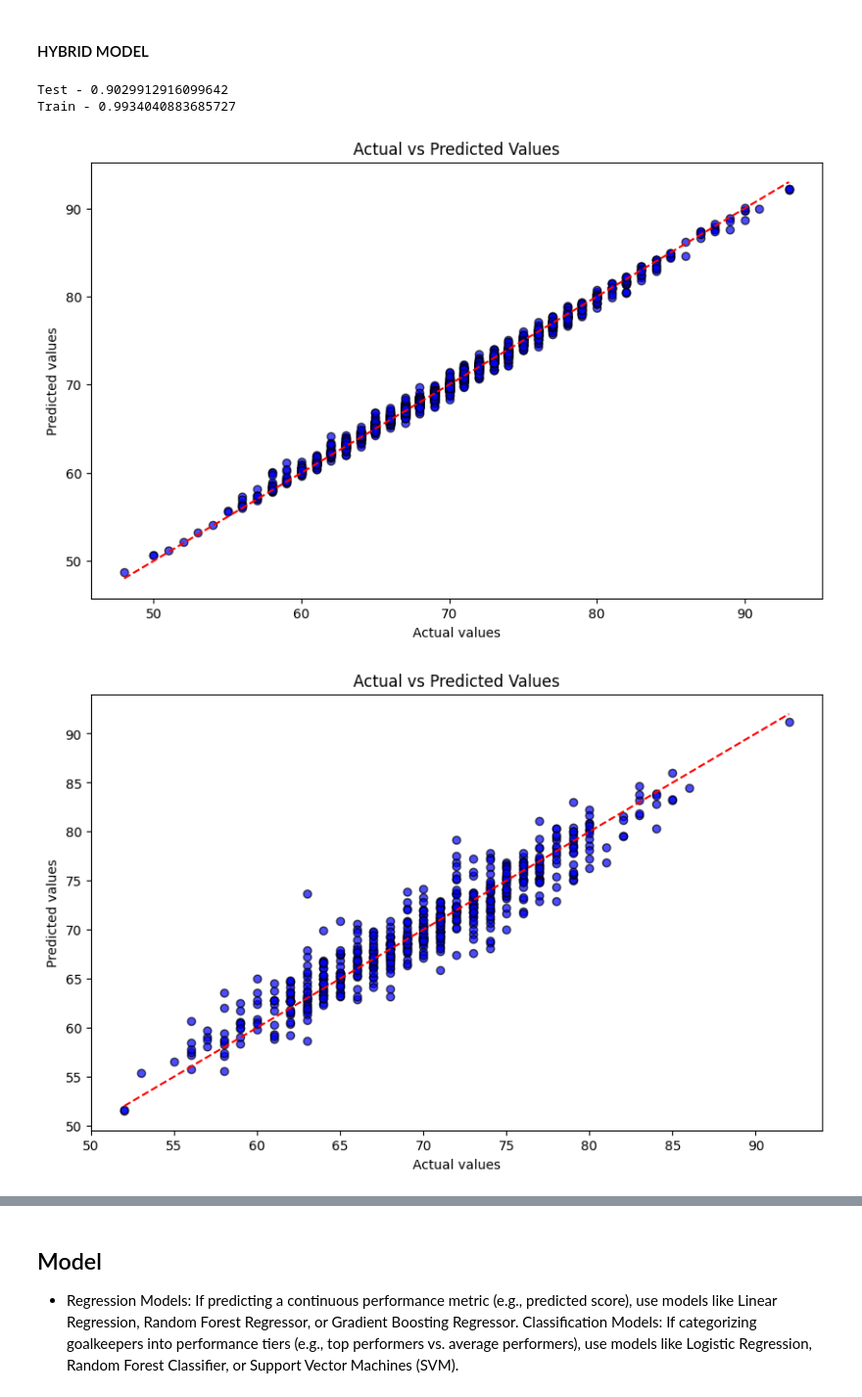
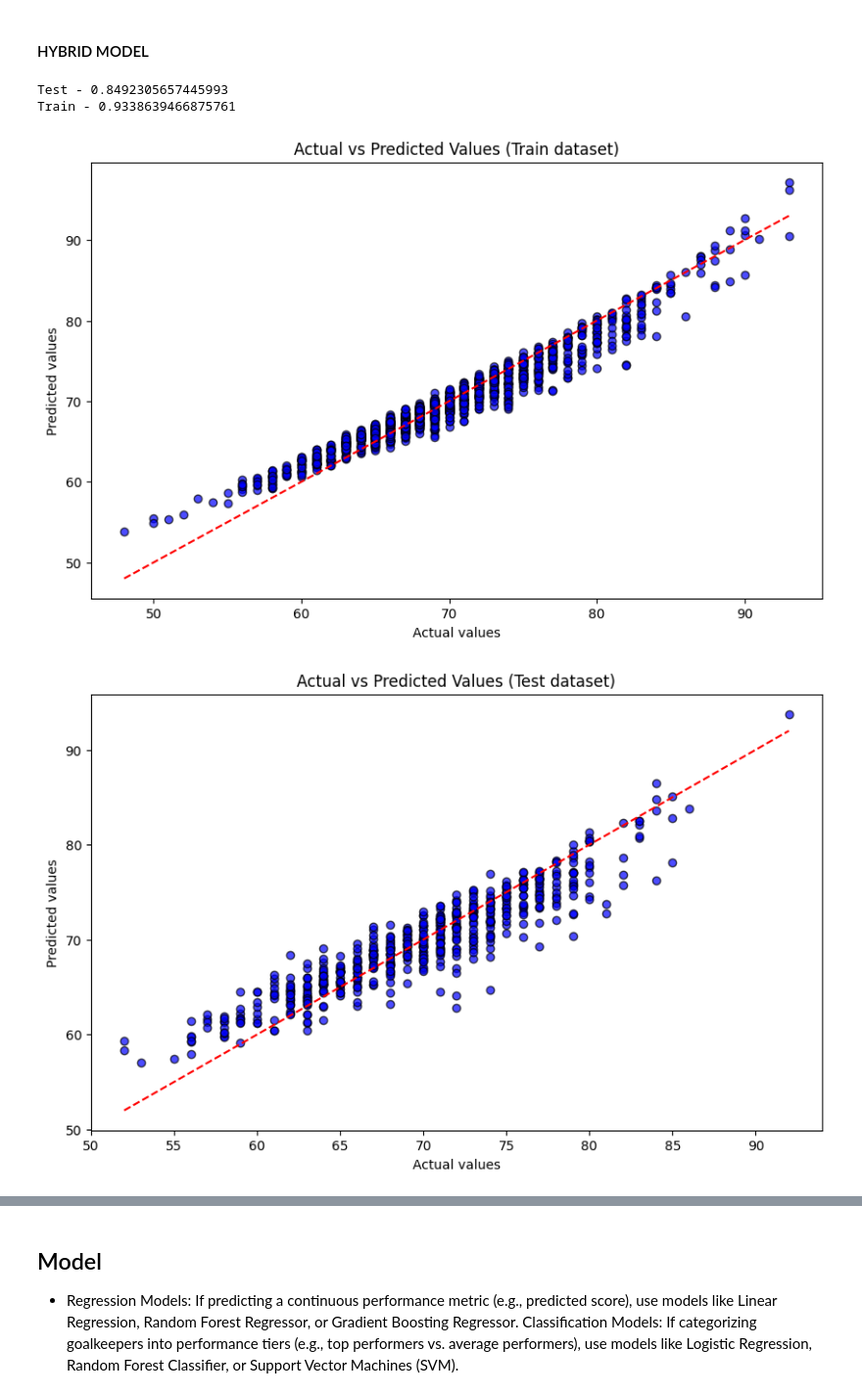
Before and after one commit to Vgoyal6809/Fifa, a Jupyter notebook: Sheet1.ipynb, the cells around one changed output, grey strips where cells are left out. Shown at 98% size. Cells and saved outputs as stored; diff of their text form; code cells hidden in the pictures.

```diff
--- a/Sheet1.ipynb
+++ b/Sheet1.ipynb
@@ -45,7 +1,9 @@ print(data.head(10))
 # %% [markdown]
 #### FIltering
 # %%
-Position_File = data[(data['Position'] == 'GK') ]
-Position_File=Position_File[['Name','Age','Position','Value','Wage','Body Type', 'Height', 'Weight','Potential', 'GKDiving', 'GKHandling', 'GKKicking', 'GKPositioning', 'GKReflexes','Reactions', 'Balance', 'Jumping', 'Agility', 'Strength','Stamina','Acceleration','BallControl']]
-Position_File
+import pandas as pd
+
+GK_data = pd.read_csv('GK_position.csv')
+GK_data=GK_data[['Name','Age','Position','International Reputation','Value','Wage','Body Type', 'Height', 'Weight','Potential', 'GKDiving', 'GKHandling', 'GKKicking', 'GKPositioning', 'GKReflexes','Reactions', 'Balance', 'Jumping', 'Agility', 'Strength','Stamina','Acceleration','BallControl']]
+GK_data
 # %% [output]
@@ -178,14 +192,13 @@ Name: Potential, dtype: float64
 from sklearn.model_selection import train_test_split
 from sklearn.linear_model import Ridge
 from sklearn.ensemble import RandomForestRegressor
-from sklearn.metrics import mean_squared_error, r2_score
+from sklearn.metrics import r2_score
 import numpy as np
 
-# x=['GKDiving',	'GKHandling',	'GKKicking',	'GKPositioning',	'GKReflexes',	'Reactions',	'Balance',	'Jumping',	'Agility',	'Strength',	'Stamina',	'Acceleration',	'BallControl','Height',	'Weight','Value','Age']
-x=['ShotStoppingAbility','PhysicalStrength','Reactions','BallControl','Height','Weight']
+x=['ShotStoppingAbility','PhysicalStrength','Reflexes_Reactions_Height_Interaction','Value']
 y=['Potential']
 
-x_train, x_test, y_train, y_test = train_test_split(Position_File[x],Position_File[y],test_size=0.3, random_state=42)
+x_train, x_test, y_train, y_test = train_test_split(GK_data[x],GK_data[y],test_size=0.3, random_state=42)
 
 Ridge_model = Ridge()
 Ridge_model.fit(x_train,y_train)
@@ -234,34 +248,34 @@ XGBoost Train - 0.9969412088394165
 # %% [markdown]
 #### HYBRID MODEL
 # %%
-combine_test =((pred_XGboost_y_test+pred_RandomForest_y_test)/2)
-combine_train= (pred_XGboost_y_train+pred_RandomForest_y_train)/2
+combine_test =((pred_XGboost_y_test+pred_RandomForest_y_test+pred_ridge_y_test)/3)
+combine_train= (pred_XGboost_y_train+pred_RandomForest_y_train+pred_ridge_y_train)/3
 
 print(f'Test - {r2_score(y_test,combine_test)}')
 print(f'Train - {r2_score(y_train,combine_train)}')
 # %% [output]
-Test - 0.9029912916099642
-Train - 0.9934040883685727
+Test - 0.8492305657445993
+Train - 0.9338639466875761
 # %%
 import matplotlib.pyplot as plt
 
 # Plot Actual vs Predicted Values
 plt.figure(figsize=(10, 6))
 plt.scatter(y_train, combine_train, color='blue', edgecolor='k', alpha=0.7)
 plt.plot([y_train.min(), y_train.max()], [y_train.min(), y_train.max()], color='red', linestyle='--')
 plt.xlabel('Actual values')
 plt.ylabel('Predicted values')
-plt.title('Actual vs Predicted Values')
+plt.title('Actual vs Predicted Values (Train dataset)')
 plt.show()
 
 # Plot Actual vs Predicted Values
 plt.figure(figsize=(10, 6))
 plt.scatter(y_test, combine_test, color='blue', edgecolor='k', alpha=0.7)
 plt.plot([y_test.min(), y_test.max()], [y_test.min(), y_test.max()], color='red', linestyle='--')
 plt.xlabel('Actual values')
 plt.ylabel('Predicted values')
-plt.title('Actual vs Predicted Values')
+plt.title('Actual vs Predicted Values (Test dataset)')
 plt.show()
 # %% [output]
-[figure, old version]
+[figure, new version]
-[figure, old version]
+[figure, new version]
```
Also changed, not shown: parts of 26 cells of this notebook, 3 other files.
